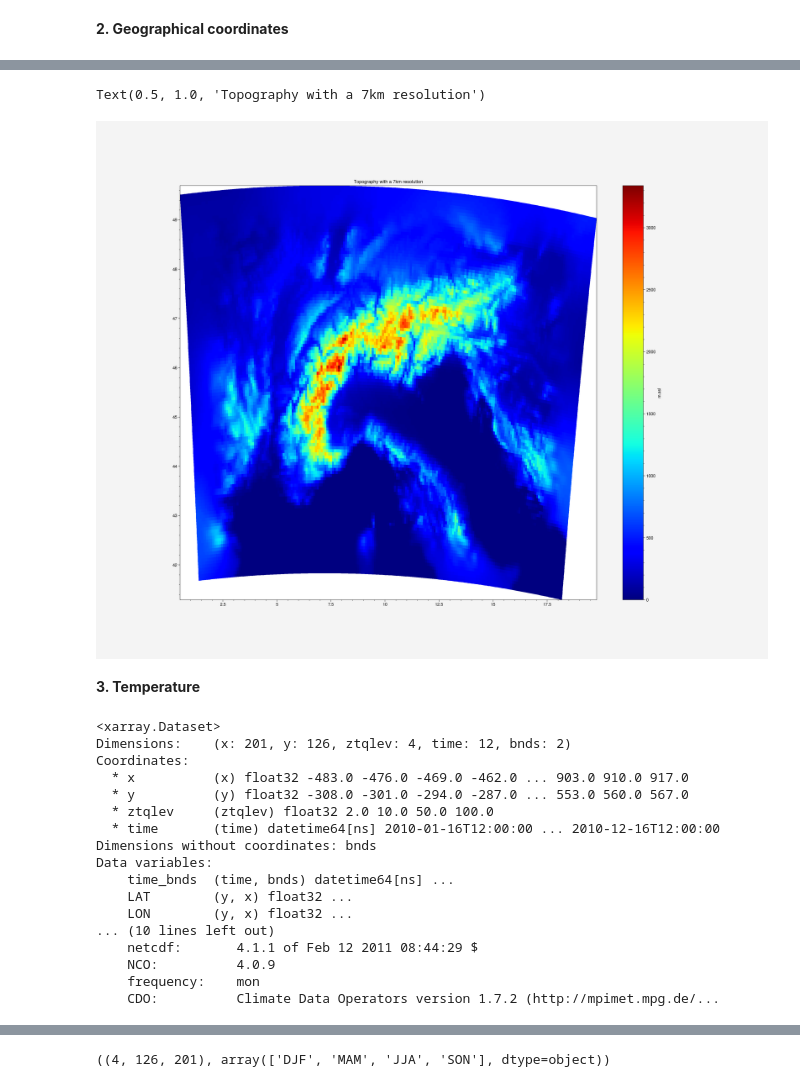
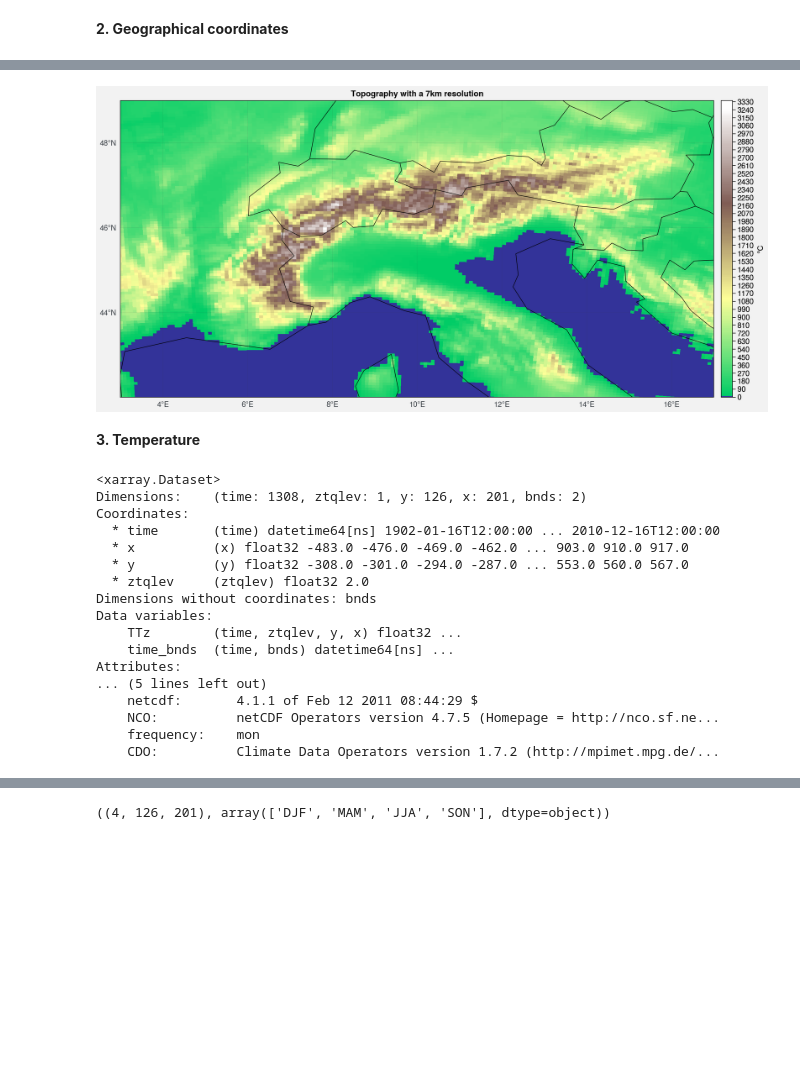
Before and after one commit to philinat/Stage-M2, a Jupyter notebook: MAR_alpine_climate_trends.ipynb, the cells around one changed output, grey strips where cells are left out. Saved outputs shown, nothing was run; the diff lists cells and outputs as text; code cells hidden in the pictures; blank space fills up the shorter version.

```diff
--- a/MAR_alpine_climate_trends.ipynb
+++ b/MAR_alpine_climate_trends.ipynb
@@ -34,7 +37,8 @@ ModuleNotFoundError: No module named 'psutil'
 # %% [markdown]
 **2. Geographical coordinates**
 # %%
-ds = xr.open_dataset('/bettik/beaumetj/MARout/MAR-ERA-20C/MARgrid_EUf.nc')
+#ds = xr.open_dataset('/bettik/beaumetj/MARout/MAR-ERA-20C/MARgrid_EUf.nc')
+ds = xr.open_dataset('/bettik/menegozm/MARgrid_EUf.nc')
 ds # ds as dataset
 # %% [output]
 <xarray.Dataset>
@@ -57,32 +94,39 @@ Attributes:
 # %%
-fig, ax = plt.subplots(figsize=(20,16))
-m=ax.pcolormesh(ds.LON, ds.LAT, ds.SH,cmap='jet')
 fig.colorbar(m,label= 'm.asl')
-ax.set_title('Topography with a 7km resolution')
+f, ax = plot.subplots(proj='cyl', axwidth=10)
+m=ax.pcolormesh(ds.LON, ds.LAT, ds.SH, levels=255,norm=norm,cmap=cut_terrain_map)
+#m=ax.pcolormesh(ds.LON, ds.LAT, ds.SH, cmap=plt.cm.terrain)
+f.colorbar(m, label= '°C')
+ax.format(
+    gridlinewidth=0.1, gridcolor='gray8', gridalpha=0.5, labels=True,
+    #geogridlinewidth=0.1, geogridcolor='gray8', geogridalpha=0.5, labels=True,
+    coast=True, ocean=False, oceancolor='gray3', borders=True,
+    suptitle='Topography with a 7km resolution',
+    lonlines=2, latlines=2, abc=False, latlim=[42.,49.],lonlim=[3.,17.]
+)
 # %% [output]
-Text(0.5, 1.0, 'Topography with a 7km resolution')
-[figure, old version]
+[figure, new version]
 # %% [markdown]
 **3. Temperature**
 # %%
-ds_T = xr.open_dataset('/bettik/beaumetj/MARout/MAR-ERA-20C/monthly/MON.ERA-20C_v1.EUf.TTz.2010.nc')
+ds_T = xr.open_dataset('/bettik/menegozm/MAR_ERA20C_TTz_2m.nc')
 ds_T # ds as dataset
 # %% [output]
 <xarray.Dataset>
-Dimensions:    (x: 201, y: 126, ztqlev: 4, time: 12, bnds: 2)
+Dimensions:    (time: 1308, ztqlev: 1, y: 126, x: 201, bnds: 2)
 Coordinates:
+  * time       (time) datetime64[ns] 1902-01-16T12:00:00 ... 2010-12-16T12:00:00
   * x          (x) float32 -483.0 -476.0 -469.0 -462.0 ... 903.0 910.0 917.0
   * y          (y) float32 -308.0 -301.0 -294.0 -287.0 ... 553.0 560.0 567.0
-  * ztqlev     (ztqlev) float32 2.0 10.0 50.0 100.0
-  * time       (time) datetime64[ns] 2010-01-16T12:00:00 ... 2010-12-16T12:00:00
+  * ztqlev     (ztqlev) float32 2.0
 Dimensions without coordinates: bnds
 Data variables:
+    TTz        (time, ztqlev, y, x) float32 ...
     time_bnds  (time, bnds) datetime64[ns] ...
-    LAT        (y, x) float32 ...
-    LON        (y, x) float32 ...
-... (10 lines left out)
+Attributes:
+... (5 lines left out)
     netcdf:       4.1.1 of Feb 12 2011 08:44:29 $
-    NCO:          4.0.9
+    NCO:          netCDF Operators version 4.7.5 (Homepage = http://nco.sf.ne...
     frequency:    mon
     CDO:          Climate Data Operators version 1.7.2 (http://mpimet.mpg.de/...
 # %%
```
Also changed, not shown: parts of 7 cells of this notebook, 1 other file.
